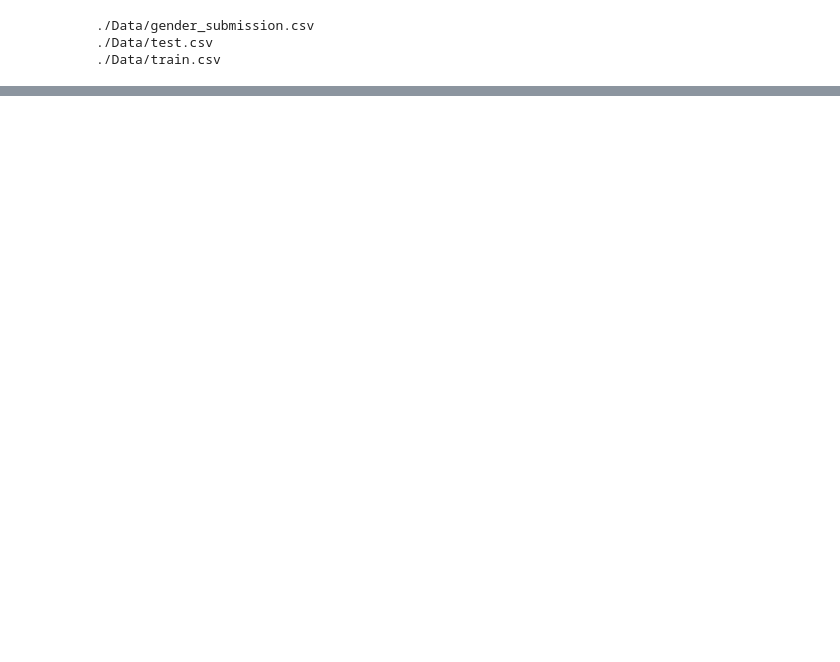
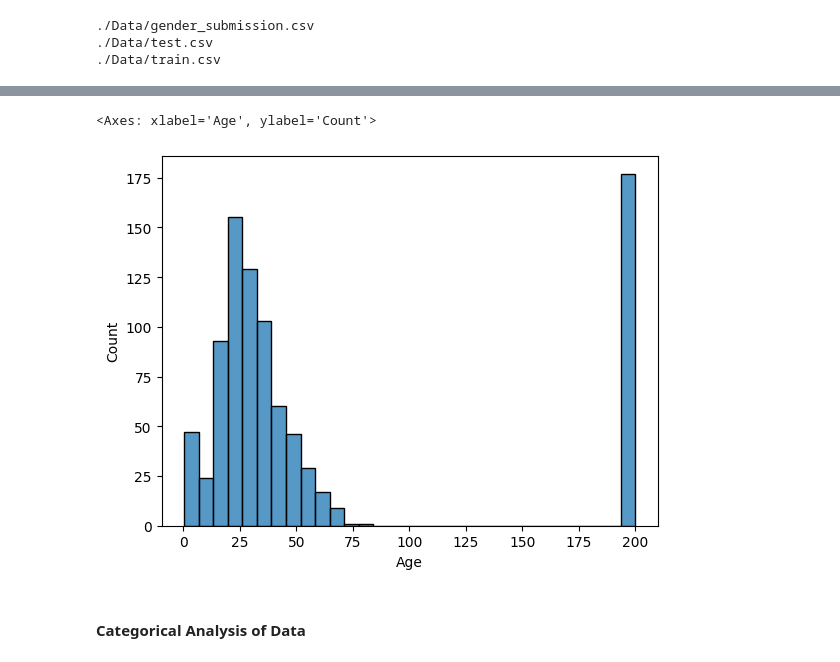
Before and after one commit to Kanchuking1/TitanicKaggle, a Jupyter notebook: train.ipynb, the cells around one changed output, grey strips where cells are left out. Cells and saved outputs as stored; diff of their text form; code cells hidden in the pictures; blank space fills up the shorter version.

```diff
--- a/train.ipynb
+++ b/train.ipynb
@@ -37,0 +87,7 @@ train_data.head(5)
+# %%
+sns.histplot(train_data.Age.fillna(200))
+# %% [output]
+<Axes: xlabel='Age', ylabel='Count'>
+[figure, added]
+# %% [markdown]
+#### Categorical Analysis of Data
```
Also changed, not shown: parts of 35 cells of this notebook.
